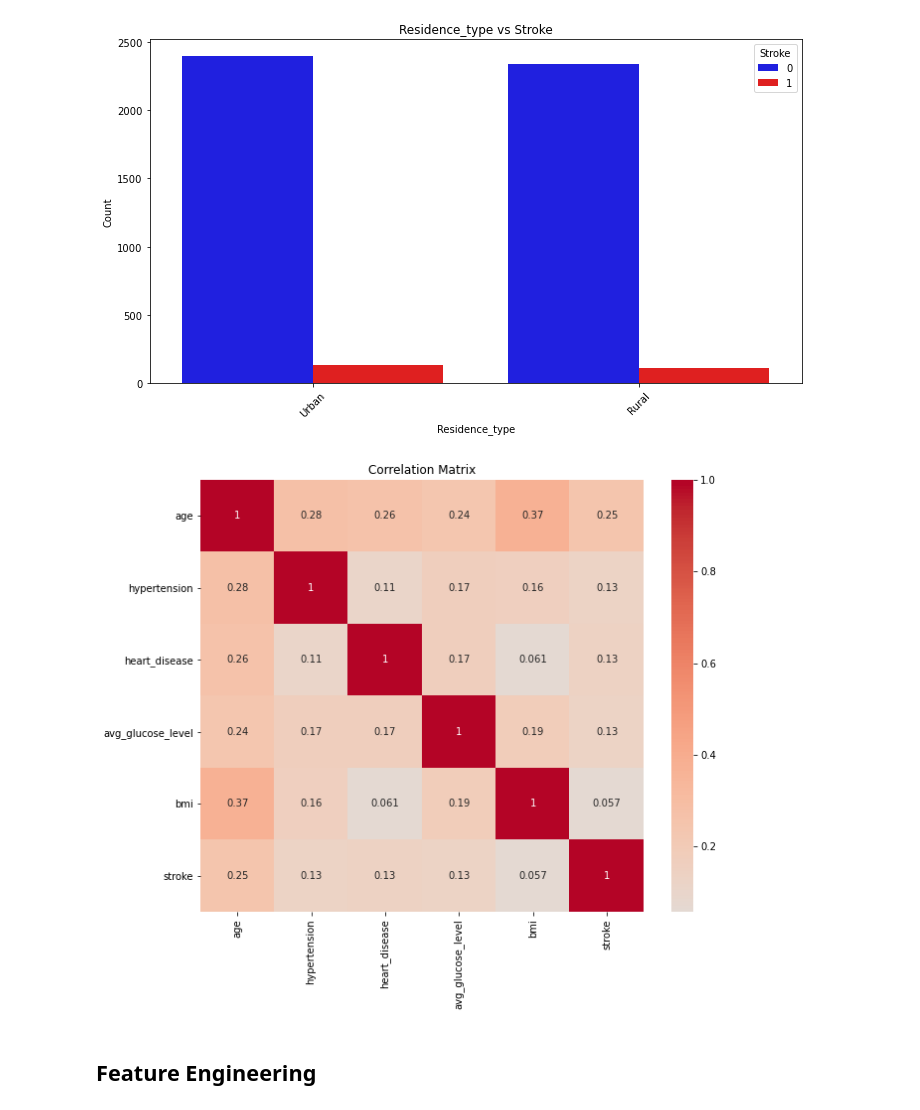
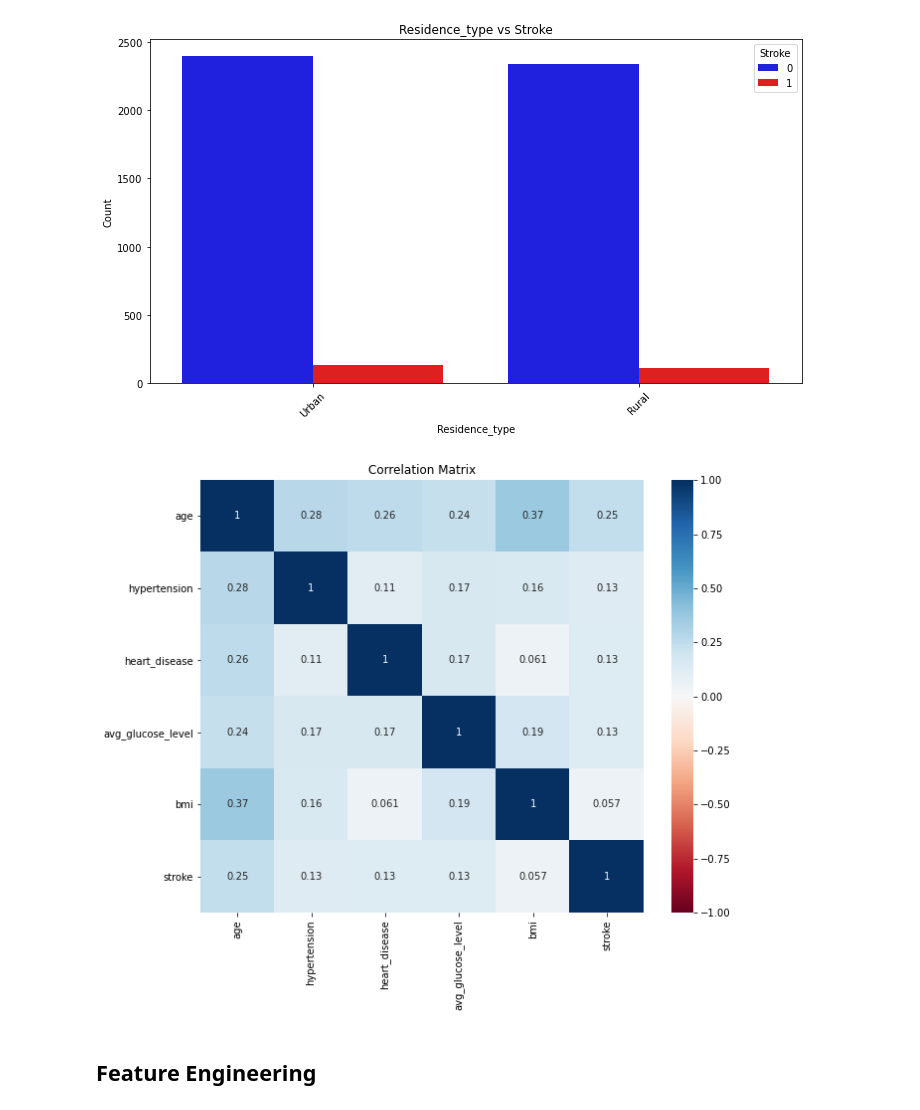
Before and after one commit to Annbellah/Brain_Stroke_Model, a Jupyter notebook: Brain_Stroke.ipynb, the cells around one changed output. Cells and saved outputs as stored; diff of their text form; code cells hidden in the pictures.

```diff
--- a/Brain_Stroke.ipynb
+++ b/Brain_Stroke.ipynb
@@ -161,13 +162,13 @@ for column in categorical_columns:
 # %%
 correlation_matrix = stroke_df.corr()
 
 
 plt.figure(figsize=(10, 8))
-sns.heatmap(correlation_matrix, annot=True, cmap='coolwarm', center=0)
+sns.heatmap(correlation_matrix, annot=True, cmap='RdBu', center=0, vmin = -1, vmax = 1)
 plt.title('Correlation Matrix')
 plt.show()
 # %% [output]
-[figure, old version]
+[figure, new version]
 # %% [markdown]
 ## Feature Engineering
 # %%
```
Also changed, not shown: parts of 18 cells of this notebook.
